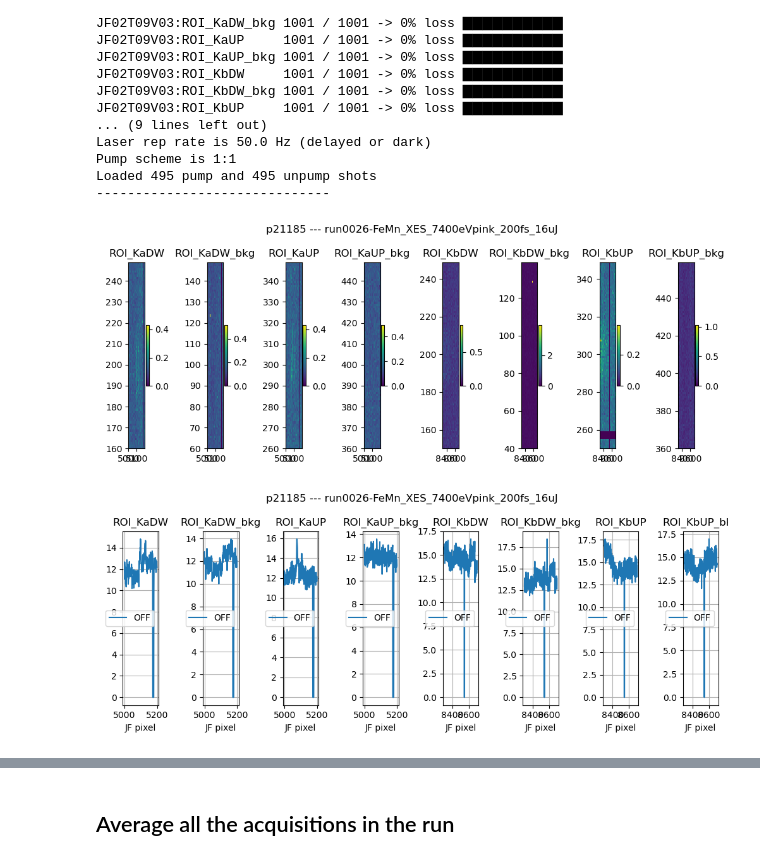
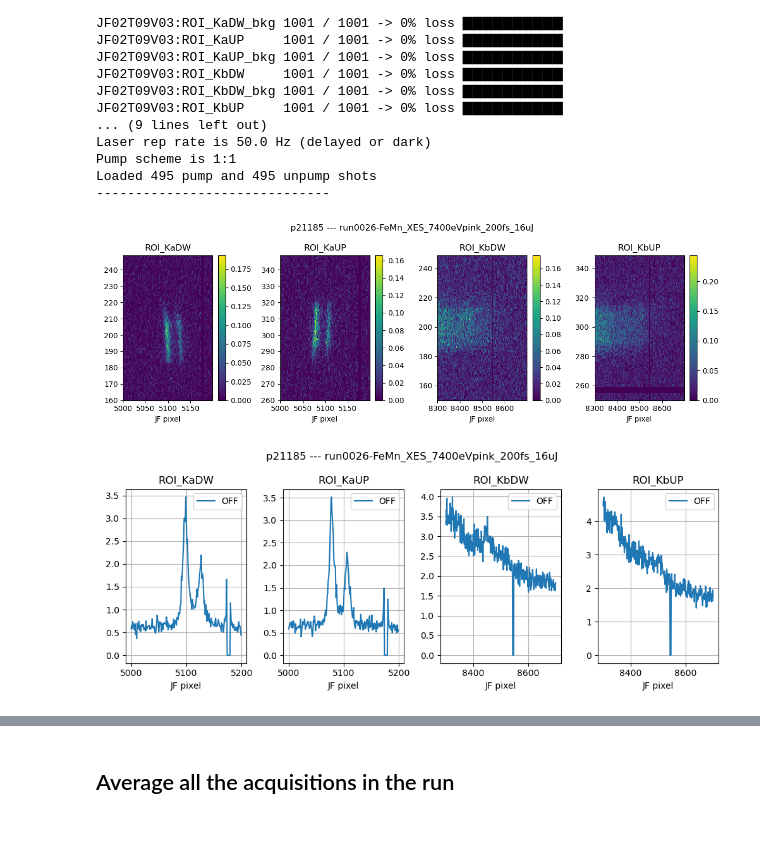
Before and after one commit to paulscherrerinstitute/alvra_beamline_scripts, a Jupyter notebook: XES_pump_probe_ROIs.ipynb, the cells around one changed output, grey strips where cells are left out. Drawn from its saved outputs; the diff is of its cells as text; code cells hidden in the pictures; blank space fills up the shorter version.

```diff
--- a/XES_pump_probe_ROIs.ipynb
+++ b/XES_pump_probe_ROIs.ipynb
@@ -49,8 +49,8 @@ run: 0026
 /sf/alvra/data/p21185/raw/run0026-FeMn_XES_7400eVpink_200fs_16uJ/meta/scan.json
 No motors moved
 # %%
-threshold_low = 0
-threshold_high = 100
+threshold_low = 2
+threshold_high = 10
 
 chosen_point = None
 
@@ -86,27 +86,28 @@ Pump scheme is 1:1
 Loaded 495 pump and 495 unpump shots
 ------------------------------
 # %%
-fig, axs = plt.subplots(nrows=1, ncols=len(ROIs), figsize=(10,4))
+fig, axs = plt.subplots(nrows=1, ncols=len(ROIs[0::2]), figsize=(12,4))
 plt.suptitle(titlestring)
-for i, (key, ax) in enumerate(zip(ROIs, axs.flatten())):
+for i, (key, ax) in enumerate(zip(ROIs[0::2], axs.flatten())):
     roi2plot = np.average(thr_off[key], axis = 0)
     #xaxis = np.arange(0,29,1)
     xaxis = np.arange(np.array(meta[key+'-roi']).flatten()[-2], np.array(meta[key+'-roi']).flatten()[-1], 1)
     yaxis = np.arange(np.array(meta[key+'-roi']).flatten()[0], np.array(meta[key+'-roi']).flatten()[1], 1)
     plt.sca(ax)
     plt.pcolormesh(xaxis, yaxis, roi2plot)#, vmax=0.001)
     #plt.pcolormesh(roi2plot, vmax=None)
     plt.colorbar()
     plt.title(key.split(':')[-1])
+    plt.xlabel('JF pixel')
 plt.tight_layout()
 # %% [output]
-[figure, old version]
+[figure, new version]
 # %%
 bin_ = 1
 
-fig, axs = plt.subplots(nrows=1, ncols=len(ROIs), figsize=(10,4))
+fig, axs = plt.subplots(nrows=1, ncols=len(ROIs[0::2]), figsize=(10,4))
 plt.suptitle(titlestring)
-for i, (key, ax) in enumerate(zip(ROIs, axs.flatten())):
+for i, (key, ax) in enumerate(zip(ROIs[0::2], axs.flatten())):
     spec2plot_on = spectrum_on[key]
     spec2plot_off = spectrum_off[key]
     plt.sca(ax)
@@ -120,7 +121,7 @@ for i, (key, ax) in enumerate(zip(ROIs, axs.flatten())):
     plt.grid()
 plt.tight_layout()
 # %% [output]
-[figure, old version]
+[figure, new version]
 # %%
 key = 'JF02T09V03:ROI_KaUP'
 
```
Also changed, not shown: parts of 5 cells of this notebook, 3 other files.
